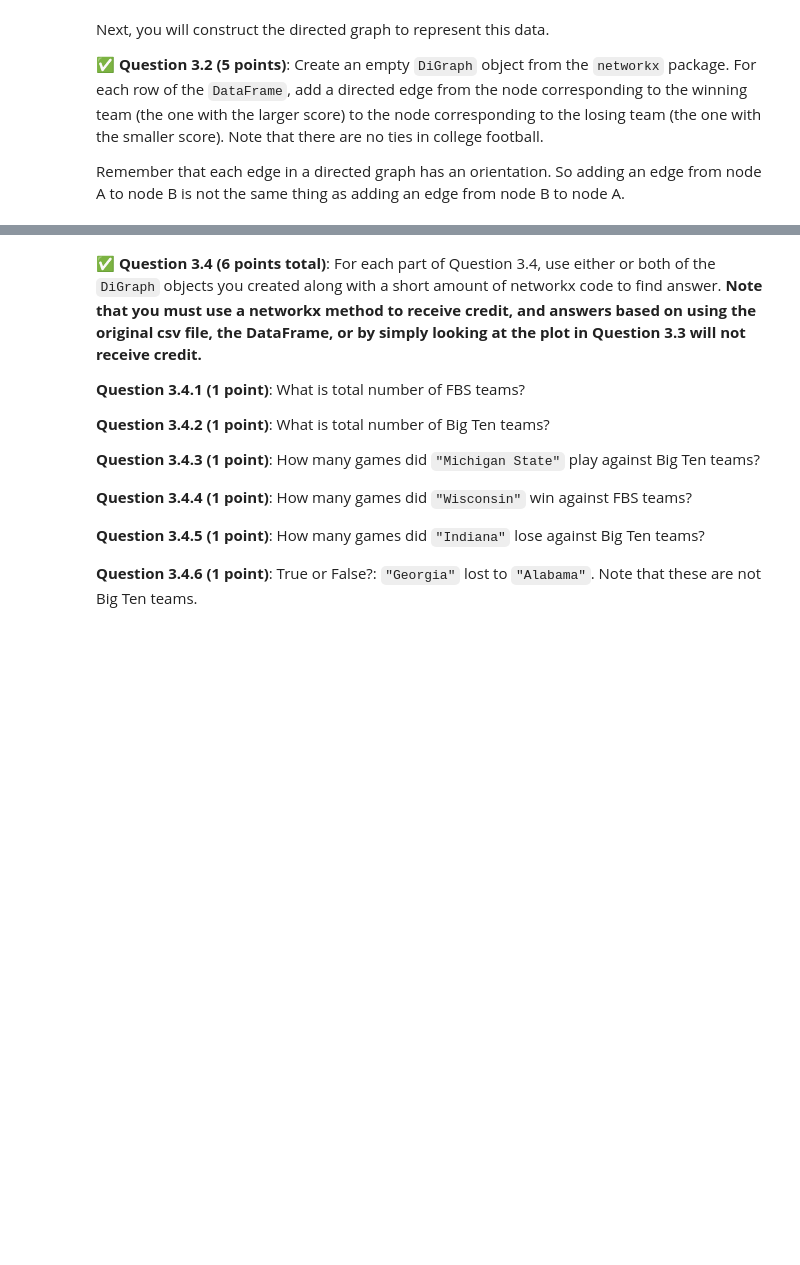
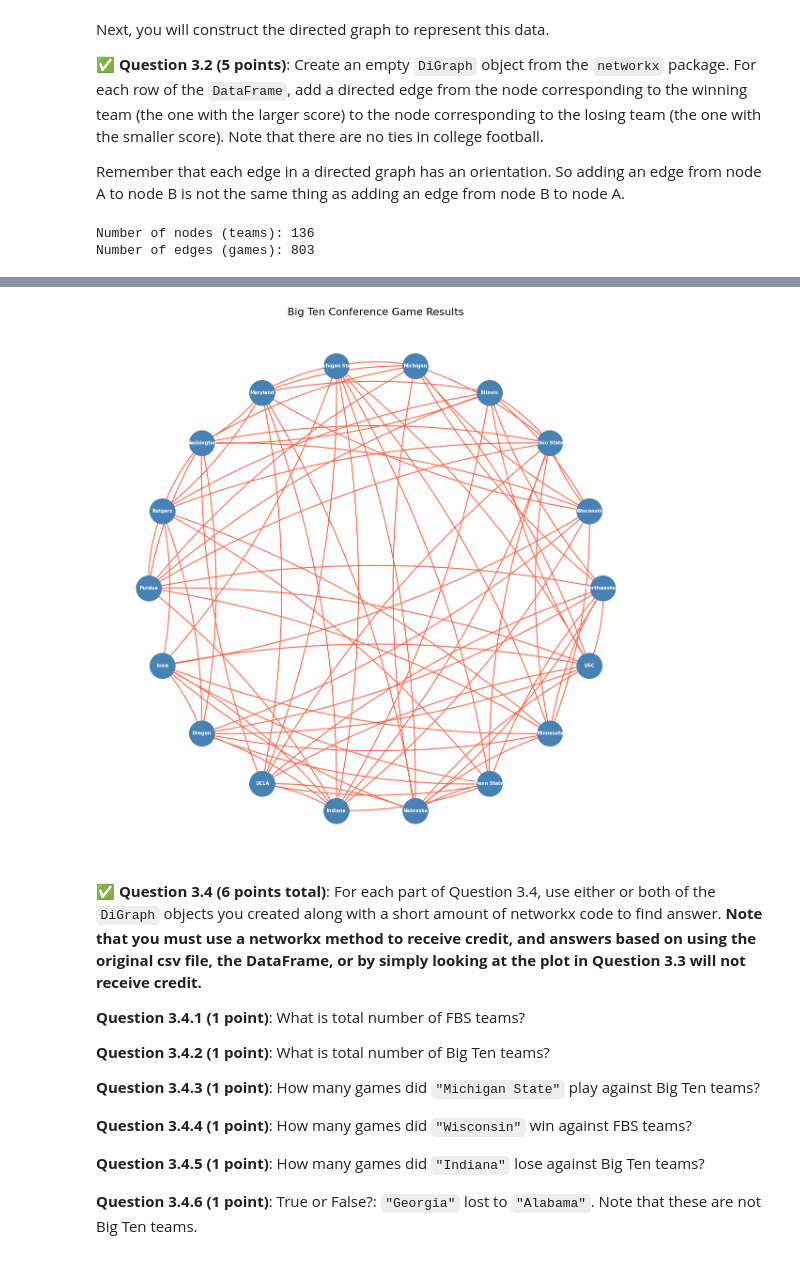
Before and after one commit to callewiss/CMSE202-s26-turnin, a Jupyter notebook: hw-02/HW-02_ABMandGraphTheory-calvinlewis.ipynb, the cells around one changed output, grey strips where cells are left out. Cells and saved outputs as stored; diff of their text form; code cells hidden in the pictures; blank space fills up the shorter version.

```diff
--- a/hw-02/HW-02_ABMandGraphTheory-calvinlewis.ipynb
+++ b/hw-02/HW-02_ABMandGraphTheory-calvinlewis.ipynb
@@ -549,3 +550,13 @@ Each row contains data from one game between two FBS teams. The first and third
 **Do This:** Load the data in this file into a `Pandas` `DataFrame`, and **give the columns appropriate titles**.  Print how many games are summarized in this dataset?  And, Display the first few and last few rows of the `DataFrame`.
 # %%
 # Put your code for Question 3.1 here and print the number of games in the dataset!
+import pandas as pd
+
+df = pd.read_csv('NCAAFootballScores2025.csv', header=None)
+df.columns = ['Home Team', 'Home Score', 'Away Team', 'Away Score']
+
+print(f"Total games in dataset: {len(df)}\n")
+print("First few rows:")
+print(df.head())
+print("\nLast few rows:")
+print(df.tail())
@@ -557,6 +586,25 @@ Next, you will construct the directed graph to represent this data.
 Remember that each edge in a directed graph has an orientation. So adding an edge from node A to node B is not the same thing as adding an edge from node B to node A.
 # %%
 # Put your code for Question 3.2 here:
+import networkx as nx
+
+G = nx.DiGraph()
+
+for _, row in df.iterrows():
+    if row['Home Score'] > row['Away Score']:
+        winner = row['Home Team']
+        loser  = row['Away Team']
+    else:
+        winner = row['Away Team']
+        loser  = row['Home Team']
+
+    G.add_edge(winner, loser)
+
+print(f"Number of nodes (teams): {G.number_of_nodes()}")
+print(f"Number of edges (games): {G.number_of_edges()}")
+# %% [output]
+Number of nodes (teams): 136
+Number of edges (games): 803
 # %% [markdown]
 This graph has over 100 nodes and hundreds of edges, so it will be hard to look at the entire graph at once. But we can construct and display a small subgraph of the entire directed graph.
 
@@ -571,9 +619,30 @@ If you do this part correctly, you should get something that looks like this:<br
 # %%
 # Put your code for Question 3.3 here:
 Big_Ten_Teams = ["Illinois","Indiana","Iowa","Maryland","Michigan State",
                  "Michigan","Minnesota","Nebraska","Northwestern",
                  "Ohio State","Oregon","Penn State","Purdue","Rutgers",
                  "UCLA","USC","Washington","Wisconsin"]
+
+big_ten_subgraph = G.subgraph(Big_Ten_Teams)
+
+
+pos = nx.circular_layout(big_ten_subgraph)
+
+
+plt.figure(figsize=(12, 12))
+
+nx.draw_networkx_nodes(big_ten_subgraph,  pos, node_color='steelblue',  node_size=1500)
+nx.draw_networkx_edges(big_ten_subgraph,  pos, edge_color='tomato',     arrows=True,
+                       arrowsize=20,       width=1.5,
+                       connectionstyle='arc3,rad=0.1')
+nx.draw_networkx_labels(big_ten_subgraph, pos, font_color='white',      font_size=7, font_weight='bold')
+
+plt.title('Big Ten Conference Game Results', fontsize=16)
+plt.axis('off')
+plt.tight_layout()
+plt.show()
+# %% [output]
+[figure, added]
 # %% [markdown]
 &#9989;  **Question 3.4 (6 points total)**: For each part of Question 3.4, use either or both of the `DiGraph` objects you created along with a short amount of networkx code to find answer. **Note that you must use a networkx method to receive credit, and answers based on using the original csv file, the DataFrame, or by simply looking at the plot in Question 3.3 will not receive credit.**
 
```
Also changed, not shown: parts of 12 cells of this notebook, 1 other file.
